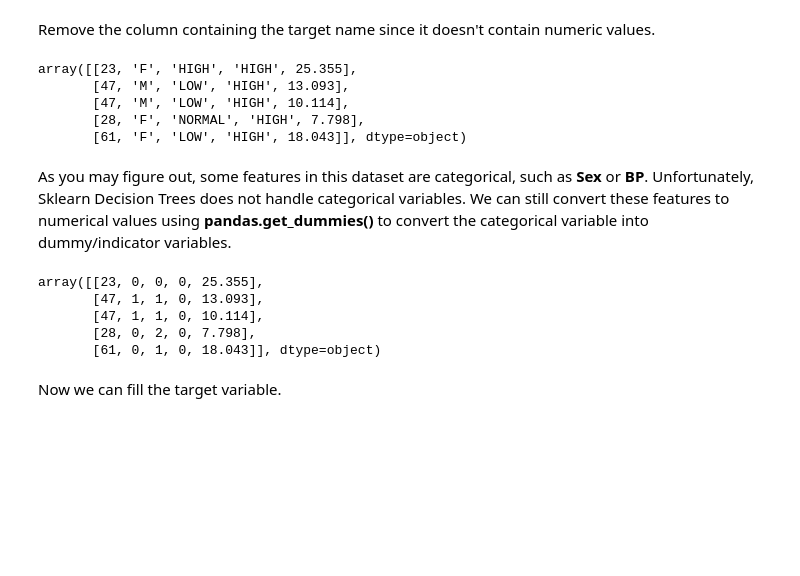
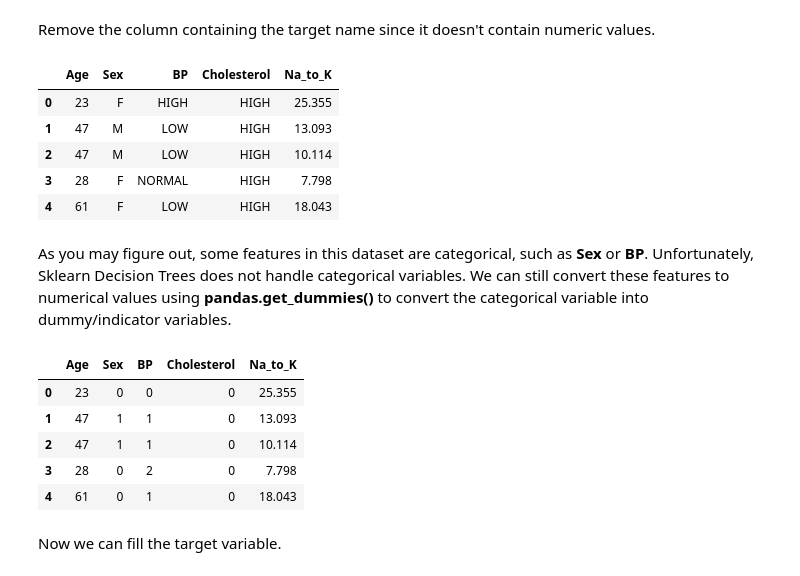
Before and after one commit to lililalina/coursera-capstone-ml-project, a Jupyter notebook: ML0101EN_Clas_Decision_Trees_drug.ipynb, the cells around one changed output. Saved outputs shown, nothing was run; the diff lists cells and outputs as text; code cells hidden in the pictures; blank space fills up the shorter version.

```diff
--- a/ML0101EN_Clas_Decision_Trees_drug.ipynb
+++ b/ML0101EN_Clas_Decision_Trees_drug.ipynb
@@ -118,41 +122,47 @@ Using <b>my_data</b> as the Drug.csv data read by pandas, declare the following
 </ul>
 # %% [markdown]
 Remove the column containing the target name since it doesn't contain numeric values.
-# %%
-X = my_data[['Age', 'Sex', 'BP', 'Cholesterol', 'Na_to_K']].values
-X[0:5]
-# %% [output]
-array([[23, 'F', 'HIGH', 'HIGH', 25.355],
-       [47, 'M', 'LOW', 'HIGH', 13.093],
-       [47, 'M', 'LOW', 'HIGH', 10.114],
-       [28, 'F', 'NORMAL', 'HIGH', 7.798],
-       [61, 'F', 'LOW', 'HIGH', 18.043]], dtype=object)
+# %%
+# Define X as the Feature Matrix (all columns except the target)
+X = my_data.drop(columns=["Drug"])
+
+
+X[0:5]
+# %% [output]
+|  | Age | Sex | BP | Cholesterol | Na_to_K |
+| 0 | 23 | F | HIGH | HIGH | 25.355 |
+| 1 | 47 | M | LOW | HIGH | 13.093 |
+| 2 | 47 | M | LOW | HIGH | 10.114 |
+| 3 | 28 | F | NORMAL | HIGH | 7.798 |
+| 4 | 61 | F | LOW | HIGH | 18.043 |
 # %% [markdown]
 As you may figure out, some features in this dataset are categorical, such as **Sex** or **BP**. Unfortunately, Sklearn Decision Trees does not handle categorical variables. We can still convert these features to numerical values using **pandas.get_dummies()**
 to convert the categorical variable into dummy/indicator variables.
 # %%
 from sklearn import preprocessing
+
 le_sex = preprocessing.LabelEncoder()
 le_sex.fit(['F','M'])
-X[:,1] = le_sex.transform(X[:,1])
+X['Sex'] = le_sex.transform(X['Sex'])
 
 
 le_BP = preprocessing.LabelEncoder()
 le_BP.fit([ 'LOW', 'NORMAL', 'HIGH'])
-X[:,2] = le_BP.transform(X[:,2])
+X['BP'] = le_BP.transform(X['BP'])
 
 
 le_Chol = preprocessing.LabelEncoder()
 le_Chol.fit([ 'NORMAL', 'HIGH'])
-X[:,3] = le_Chol.transform(X[:,3])
+X['Cholesterol'] = le_Chol.transform(X['Cholesterol'])
 
 X[0:5]
 # %% [output]
-array([[23, 0, 0, 0, 25.355],
-       [47, 1, 1, 0, 13.093],
-       [47, 1, 1, 0, 10.114],
-       [28, 0, 2, 0, 7.798],
-       [61, 0, 1, 0, 18.043]], dtype=object)
+|  | Age | Sex | BP | Cholesterol | Na_to_K |
+| 0 | 23 | 0 | 0 | 0 | 25.355 |
+| 1 | 47 | 1 | 1 | 0 | 13.093 |
+| 2 | 47 | 1 | 1 | 0 | 10.114 |
+| 3 | 28 | 0 | 2 | 0 | 7.798 |
+| 4 | 61 | 0 | 1 | 0 | 18.043 |
 # %% [markdown]
 Now we can fill the target variable.
 # %%
```
Also changed, not shown: parts of 8 cells of this notebook.
